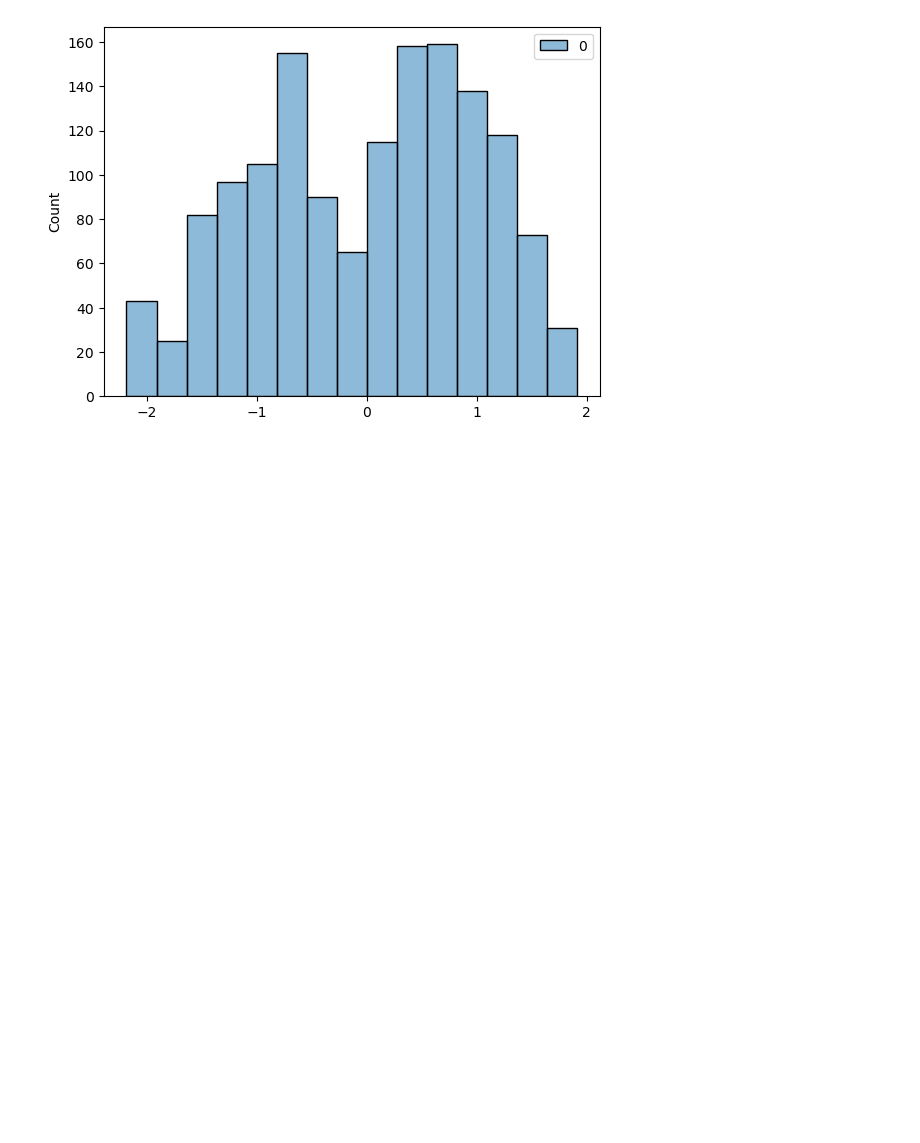
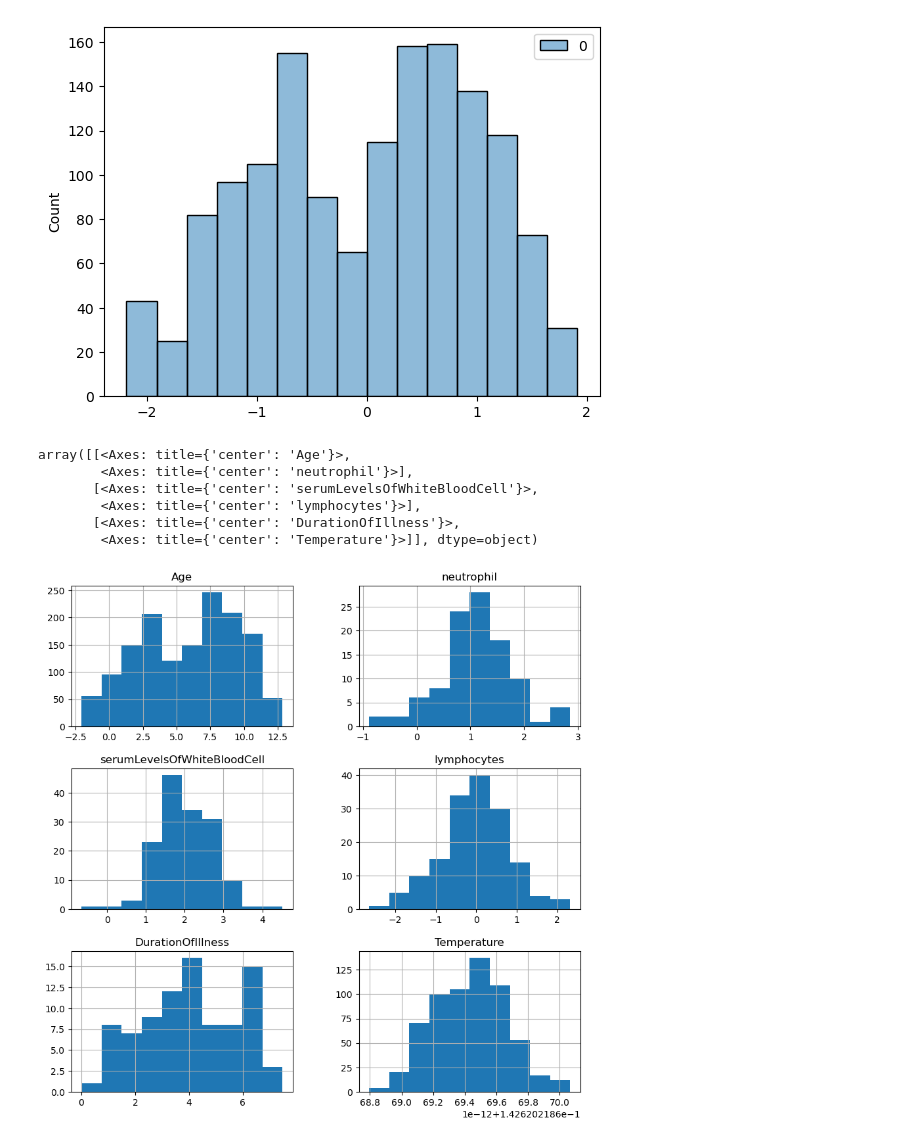
Before and after one commit to lhduc94/covid_19_prediction, a Jupyter notebook: notebooks/main.ipynb, the cells around one changed output. Saved outputs shown, nothing was run; the diff lists cells and outputs as text; code cells hidden in the pictures; blank space fills up the shorter version.

```diff
--- a/notebooks/main.ipynb
+++ b/notebooks/main.ipynb
@@ -182,4 +182,4 @@ Ta tập trung phân tích biến nhị phân trước, cột `Sex` có giá tr
 # %%
 covid_flu['isFemale'] = covid_flu['Sex'] == 'F'
 # %%
-covid_flu.replace({'Yes': True, 'No': False},inplace=False)
+covid_flu.replace({'Yes': True, 'No': False},inplace=True)
@@ -289,3 +275,19 @@ sns.histplot(power_trans.fit_transform(covid_flu[['Age']]))
 # %% [output]
 <Axes: ylabel='Count'>
 [figure]
+# %%
+from sklearn.preprocessing import PowerTransformer
+
+boxcox_transformer = PowerTransformer(method='box-cox', standardize=False)
+pd.DataFrame(
+    boxcox_transformer.fit_transform(covid_flu[numerical_columns]),
+    columns=numerical_columns
+).hist(figsize=(10, 10))
+# %% [output]
+array([[<Axes: title={'center': 'Age'}>,
+        <Axes: title={'center': 'neutrophil'}>],
+       [<Axes: title={'center': 'serumLevelsOfWhiteBloodCell'}>,
+        <Axes: title={'center': 'lymphocytes'}>],
+       [<Axes: title={'center': 'DurationOfIllness'}>,
+        <Axes: title={'center': 'Temperature'}>]], dtype=object)
+[figure, added]
```
Also changed, not shown: parts of 49 cells of this notebook.
